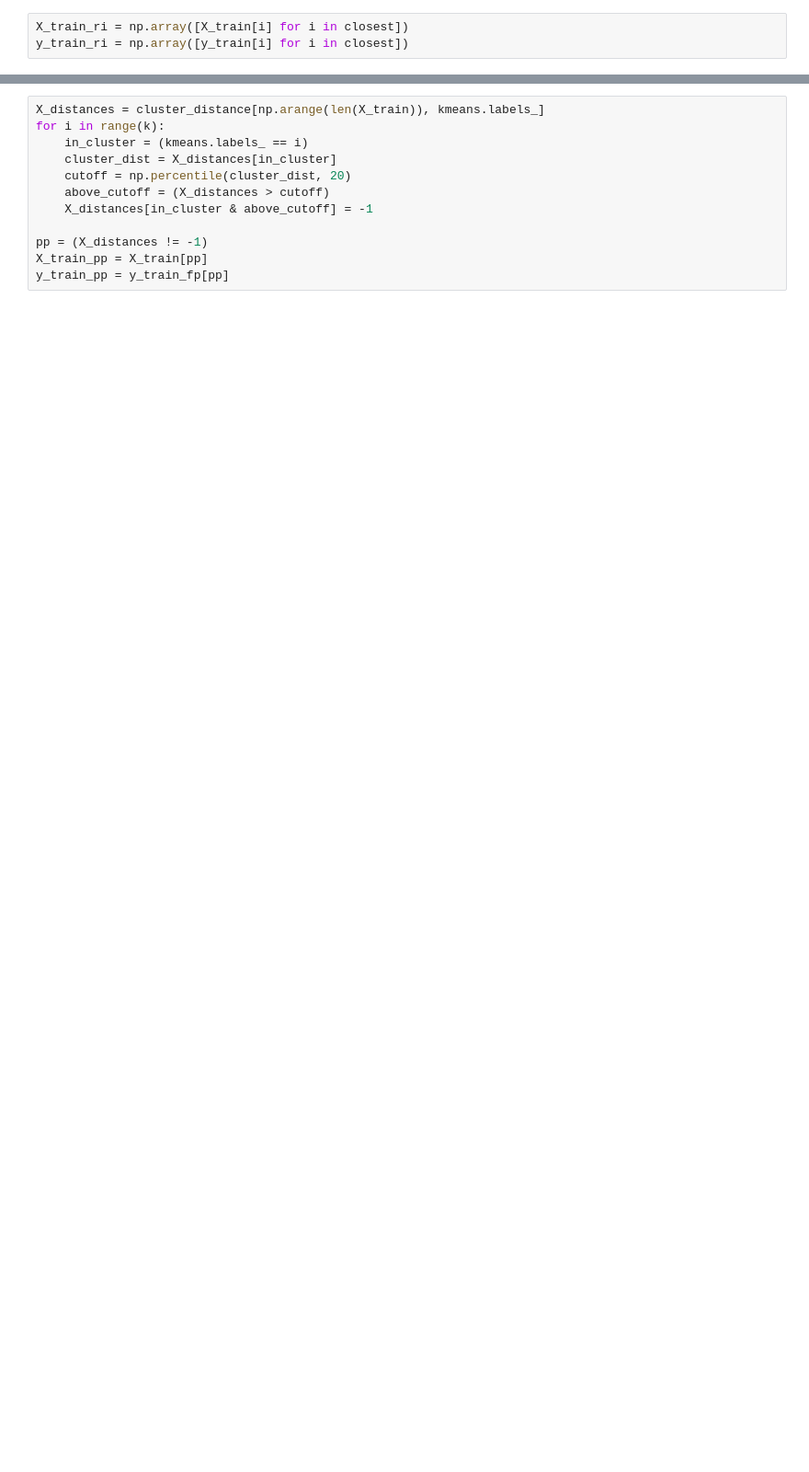
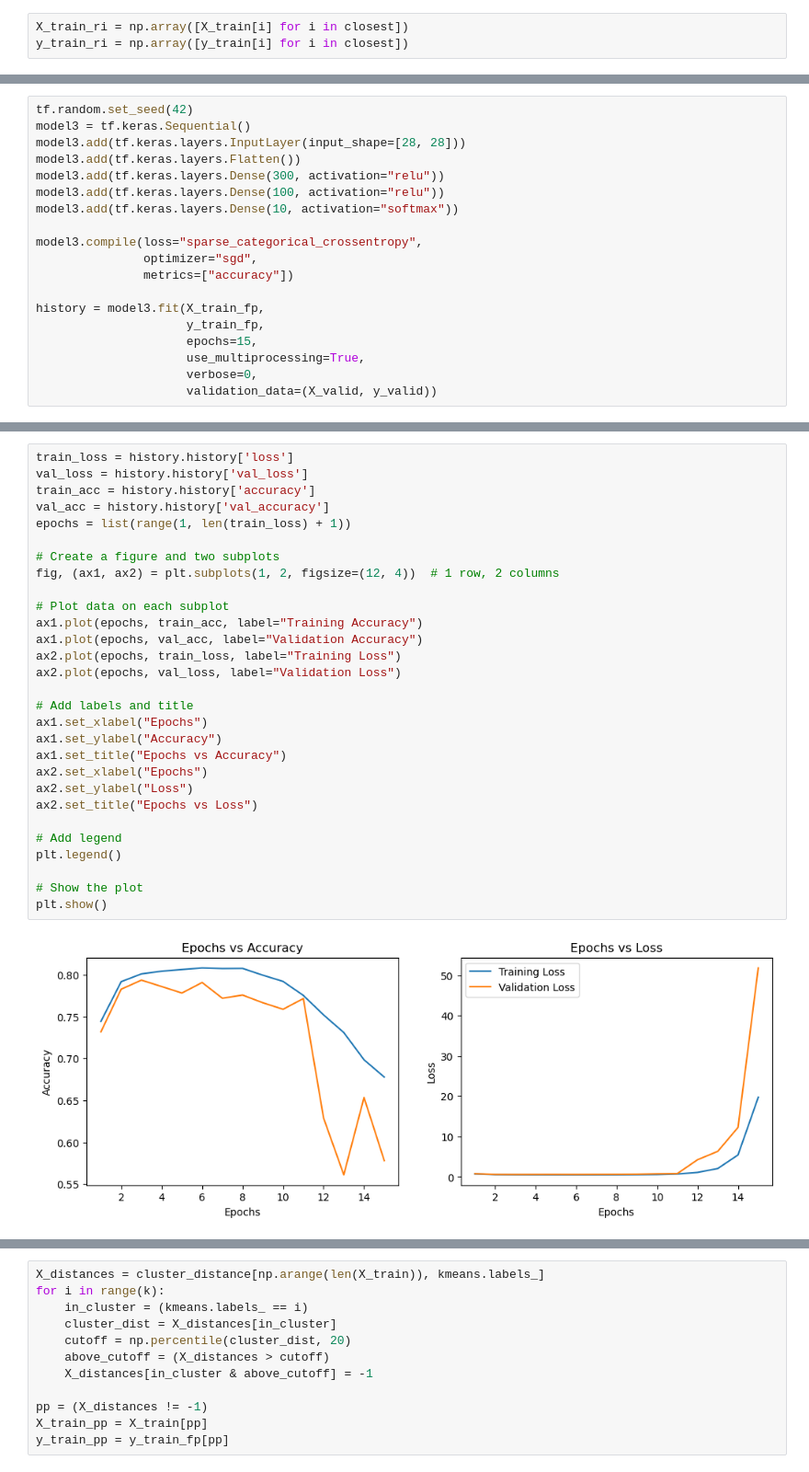
Before and after one commit to SidShah2953/dmml-2024, a Jupyter notebook: Assignment 3/FashionMNIST.ipynb, the cells around one changed output, grey strips where cells are left out. Shown: that part at 92% size. Drawn from its saved outputs; the diff is of its cells as text; blank space fills up the shorter version.

```diff
--- a/Assignment 3/FashionMNIST.ipynb
+++ b/Assignment 3/FashionMNIST.ipynb
@@ -73 +197,20 @@ for i in range(0,len(X_train)):
    y_train_fp[i] = labels[km_old_labels[i]]
+# %%
+tf.random.set_seed(42)
+model3 = tf.keras.Sequential()
+model3.add(tf.keras.layers.InputLayer(input_shape=[28, 28]))
+model3.add(tf.keras.layers.Flatten())
+model3.add(tf.keras.layers.Dense(300, activation="relu"))
+model3.add(tf.keras.layers.Dense(100, activation="relu"))
+model3.add(tf.keras.layers.Dense(10, activation="softmax"))
+
+model3.compile(loss="sparse_categorical_crossentropy",
+               optimizer="sgd",
+               metrics=["accuracy"])
+
+history = model3.fit(X_train_fp,
+                     y_train_fp,
+                     epochs=15,
+                     use_multiprocessing=True,
+                     verbose=0,
+                     validation_data=(X_valid, y_valid))
@@ -73,0 +219,31 @@ for i in range(0,len(X_train)):
+# %%
+train_loss = history.history['loss']
+val_loss = history.history['val_loss']
+train_acc = history.history['accuracy']
+val_acc = history.history['val_accuracy']
+epochs = list(range(1, len(train_loss) + 1))
+
+# Create a figure and two subplots
+fig, (ax1, ax2) = plt.subplots(1, 2, figsize=(12, 4))  # 1 row, 2 columns
+
+# Plot data on each subplot
+ax1.plot(epochs, train_acc, label="Training Accuracy")
+ax1.plot(epochs, val_acc, label="Validation Accuracy")
+ax2.plot(epochs, train_loss, label="Training Loss")
+ax2.plot(epochs, val_loss, label="Validation Loss")
+
+# Add labels and title
+ax1.set_xlabel("Epochs")
+ax1.set_ylabel("Accuracy")
+ax1.set_title("Epochs vs Accuracy")
+ax2.set_xlabel("Epochs")
+ax2.set_ylabel("Loss")
+ax2.set_title("Epochs vs Loss")
+
+# Add legend
+plt.legend()
+
+# Show the plot
+plt.show()
+# %% [output]
+[figure, added]
```
Also changed, not shown: parts of 34 cells of this notebook.
